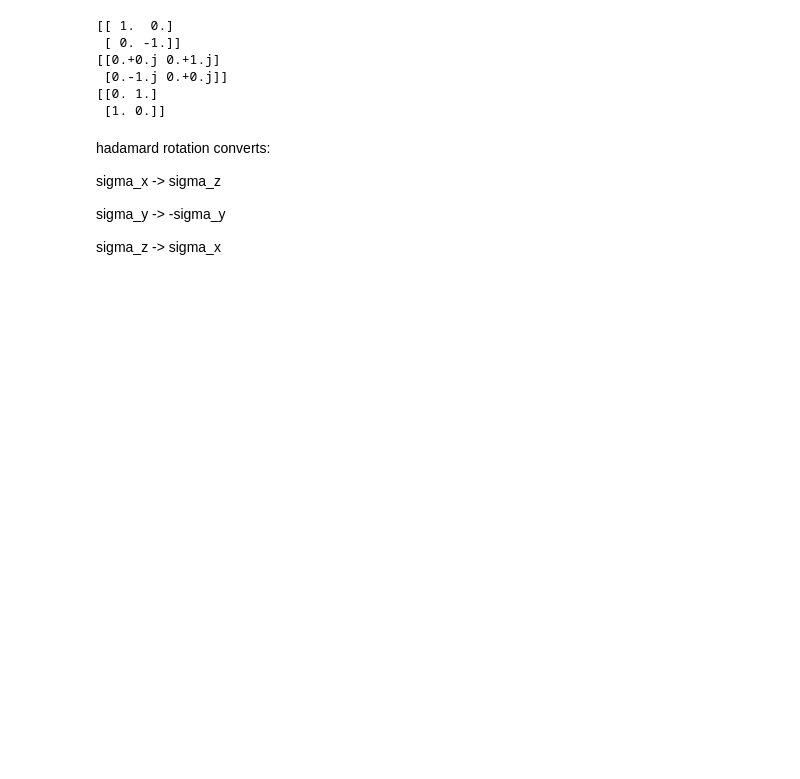
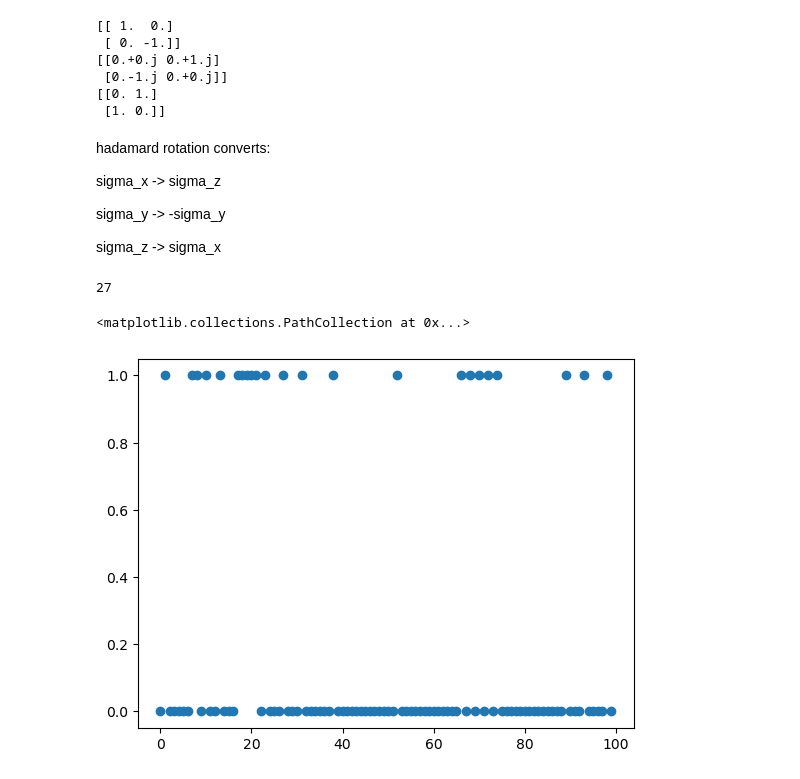
Before and after one commit to lauragoms/TAI-localizer, a Jupyter notebook: codes/clean.ipynb, the cells around one changed output. Saved outputs shown, nothing was run; the diff lists cells and outputs as text; code cells hidden in the pictures; blank space fills up the shorter version.

```diff
--- a/codes/clean.ipynb
+++ b/codes/clean.ipynb
@@ -421,3 +424,26 @@ sigma_x -> sigma_z
 sigma_y -> -sigma_y
 
 sigma_z -> sigma_x
+# %%
+import numpy as np
+
+M = 20        # probabilidad de sacar un 1, en porcentaje
+lista = []
+
+rng = np.random.default_rng(0)
+for j in range(100):
+      # opcional
+
+    numero = rng.choice([0, 1], p=[1 - M/100, M/100])
+    lista.append(numero)
+print(len(np.where(np.array(lista)==1)[0])
+)
+# %% [output]
+27
+# %%
+import matplotlib.pyplot as plt
+plt.figure()
+plt.scatter(range(100),lista)
+# %% [output]
+<matplotlib.collections.PathCollection at 0x...>
+[figure, added]
```
Also changed, not shown: parts of 1 cell of this notebook, 1 other file.
